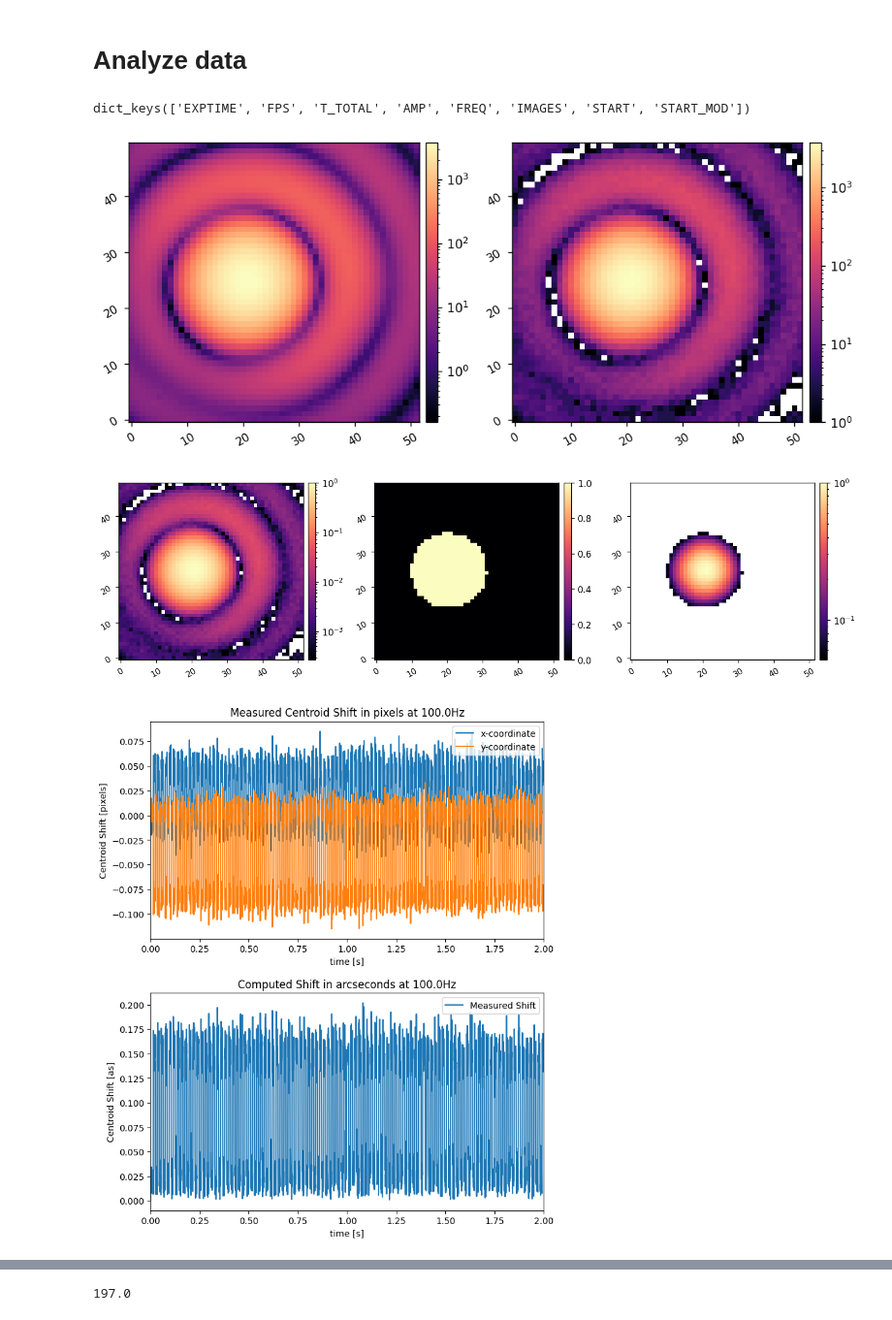
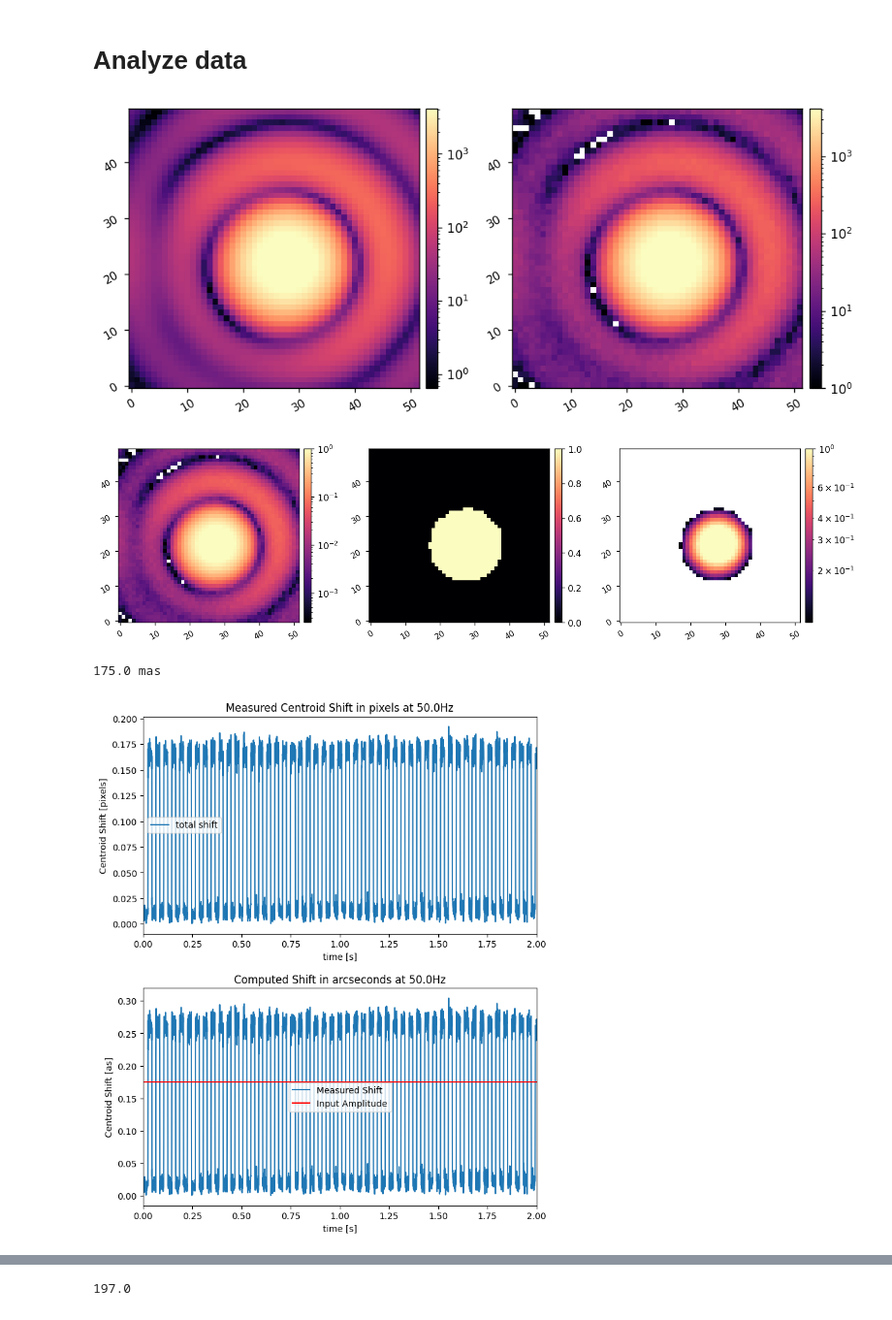
Before and after one commit to nick-lambert/fsm-exps, a Jupyter notebook: record_step_modulation.ipynb, the cells around one changed output, grey strips where cells are left out. Shown: that part at 97% size. Saved outputs shown, nothing was run; the diff lists cells and outputs as text; code cells hidden in the pictures.

```diff
--- a/record_step_modulation.ipynb
+++ b/record_step_modulation.ipynb
@@ -49,12 +50,12 @@ cam = cam_utils.CAM('campupil')
 npsf = 50
 cam.set_roi(570, 900, npsf, client0)
 # %%
-cam.set_exptime(0.0001, client0)
+cam.set_exptime(0.0002, client0)
 # %%
 cam.Nframes = 1000
 im_bias = cam.snap()
 
 reload(utils)
-cen = utils.centroid(im_bias, thresh=0.1, plot=True)
+cen = utils.centroid(im_bias, thresh=0.2, plot=True)
 imshow1(im_bias, lognorm=True, patches=[Circle(cen, 1.22/pxscl_lamD, fill=False, color='lime')])
 # %% [output]
@@ -160,11 +163,9 @@ Saved data to:  data/modulation/20241213_step_mod_175.0.pkl
 fsm.write(zero)
 # %% [markdown]
 # Analyze data
-# %%
-data.keys()
-# %% [output]
-dict_keys(['EXPTIME', 'FPS', 'T_TOTAL', 'AMP', 'FREQ', 'IMAGES', 'START', 'START_MOD'])
 # %%
+# Load in old data if required
+
 # data = utils.load_pickle(f'data/modulation/{20241210}_step_mod.pkl')
 # data = utils.load_pickle(f'data/modulation/{20241210}_step_mod_3.pkl')
 
@@ -184,24 +185,31 @@ dict_keys(['EXPTIME', 'FPS', 'T_TOTAL', 'AMP', 'FREQ', 'IMAGES', 'START', 'START
 # data = utils.load_pickle(f'data/modulation/{20241213}_step_mod_110.0.pkl')
 # data = utils.load_pickle(f'data/modulation/{20241213}_step_mod_120.0.pkl')
 
-data = utils.load_pickle(f'data/modulation/{20241213}_step_mod_100.0.pkl')
+# data = utils.load_pickle(f'data/modulation/{20241213}_step_mod_100.0.pkl')
 # data = utils.load_pickle(f'data/modulation/{20241213}_step_mod_125.0.pkl')
 # data = utils.load_pickle(f'data/modulation/{20241213}_step_mod_150.0.pkl')
 # data = utils.load_pickle(f'data/modulation/{20241213}_step_mod_175.0.pkl')
 # data = utils.load_pickle(f'data/modulation/{20241213}_step_mod_200.0.pkl')
 
-ims = data['IMAGES']
+# data = utils.load_pickle(f'data/modulation/{20250108}_step_mod_5.0.pkl')
+# data = utils.load_pickle(f'data/modulation/{20250108}_step_mod_10.0.pkl')
 
-N = ims.shape[0]
-fps = data['FPS']
-times = np.linspace(0, data['T_TOTAL'], N)
+# data = utils.load_pickle(f'data/modulation/20250108_step_mod_100.0Hz_0.18as.pkl')
+# data = utils.load_pickle(f'data/modulation/20250108_step_mod_200.0Hz_0.18as.pkl')
+# data = utils.load_pickle(f'data/modulation/20250108_step_mod_2.0Hz_9.19as.pkl')
+# data = utils.load_pickle(f'data/modulation/20250108_step_mod_2.0Hz_-9.19as.pkl')
 
-mean_frame = np.mean(ims, axis=0)
-imshow2(mean_frame, ims[0], lognorm=True)
+# data = utils.load_pickle(f'data/modulation/20250122_step_mod_2.0Hz_-9.19as.pkl')
-# %% [output]
-[figure, removed]
 # %%
-thresh = 0.05
+thresh = 0.1
+
+ims = data['IMAGES']
+N = ims.shape[0]
+fps = data['FPS']
+times = np.linspace(0, data['T_TOTAL'], N)
+
+mean_frame = np.mean(ims, axis=0)
+imshow2(mean_frame, ims[0], lognorm=True)
 
 shift_pix = []
 cen_0 = utils.centroid(ims[0].astype(float), thresh=thresh, plot=True)
@@ -210,35 +218,42 @@ for i in range(N):
     shift = cen - cen_0
     shift_pix.append(shift)
 shift_pix = np.array(shift_pix)
 
 shift_pix[:,0] = shift_pix[:,0] - shift_pix[0,0]
 shift_pix[:,1] = shift_pix[:,1] - shift_pix[0,1]
 
+total_shift = np.sqrt( np.sum( np.square(shift_pix), axis=1) )
+
 shift_as = shift_pix * pxscl_lamD * as_per_lamD # pixels * (lamD/pixel) * (as/lamD)
 shift_as = np.sqrt( np.sum( np.square(shift_as), axis=1) )
 
+print(data['AMP'])
+
 fig = plt.figure(figsize=(8,10))
 plt.subplot(211)
-plt.plot(times, shift_pix[:,0], label='x-coordinate')
-plt.plot(times, shift_pix[:,1], label='y-coordinate')
+# plt.plot(times, shift_pix[:,0], label='x-coordinate')
+# plt.plot(times, shift_pix[:,1], label='y-coordinate')
+plt.plot(times, total_shift, label='total shift')
 plt.title(f'Measured Centroid Shift in pixels at {data["FREQ"]:.1f}Hz')
 plt.ylabel('Centroid Shift [pixels]')
 plt.xlabel('time [s]')
 plt.xlim([0,times.max()])
 plt.legend()
 
 plt.subplot(212)
 plt.plot(times, shift_as, label='Measured Shift')
-# plt.axhline(y=data['AMP'].to_value(u.arcsec), color='r', linestyle='-', label='Input Amplitude')
+plt.axhline(y=data['AMP'].to_value(u.arcsec), color='r', linestyle='-', label='Input Amplitude')
 plt.title(f'Computed Shift in arcseconds at {data["FREQ"]:.1f}Hz')
 plt.ylabel('Centroid Shift [as]')
 plt.xlabel('time [s]')
 plt.xlim([0,times.max()])
 # plt.xlim([0, 1])
 plt.legend()
 
 plt.subplots_adjust(hspace=0.25)
 plt.show()
 # %% [output]
-[figure, old version]
+[figure, new version]
-[figure, old version]
+[figure, new version]
+175.0 mas
+[figure, added]
```
Also changed, not shown: parts of 8 cells of this notebook, 3 other files.
